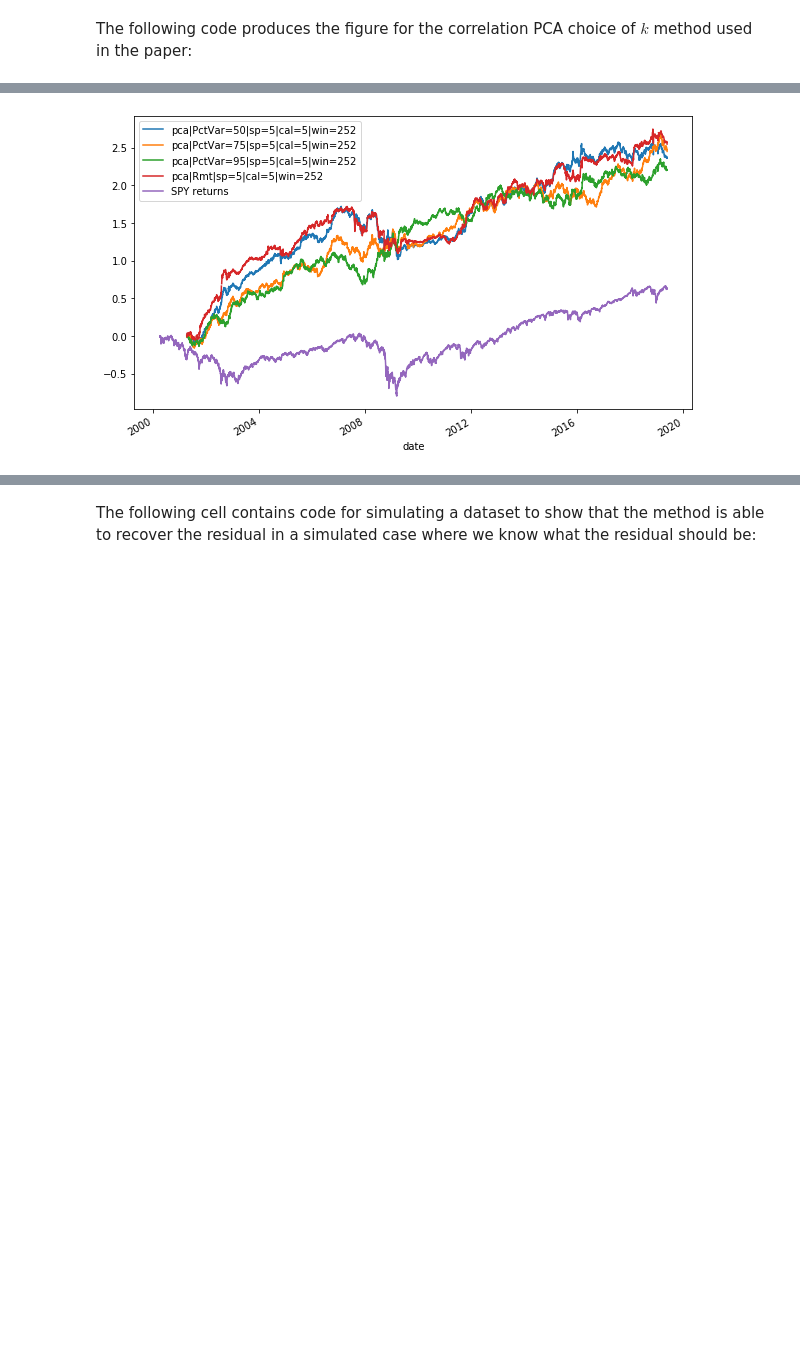
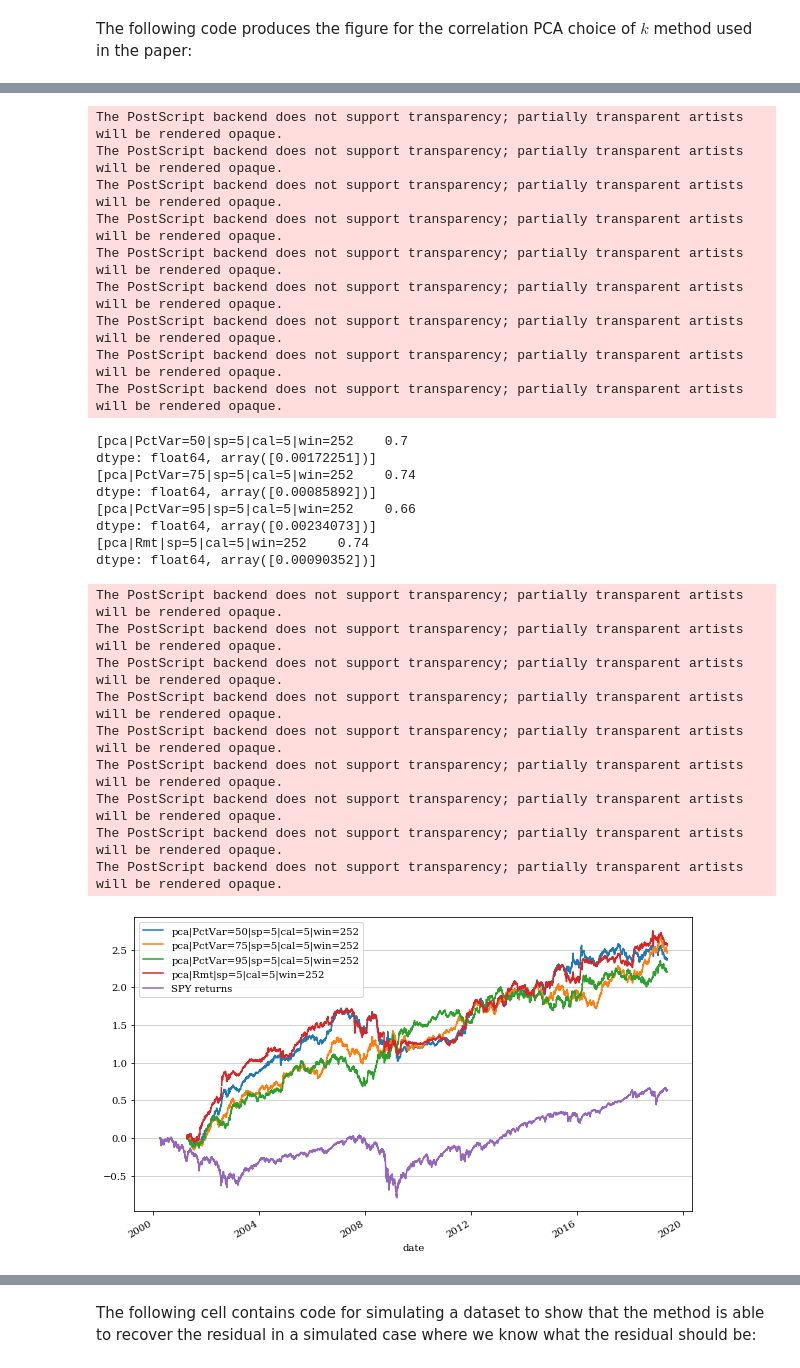
Before and after one commit to jase-clarkson/mini_1, a Jupyter notebook: stat_arb.ipynb, the cells around one changed output, grey strips where cells are left out. Drawn from its saved outputs; the diff is of its cells as text; code cells hidden in the pictures; blank space fills up the shorter version.

```diff
--- a/stat_arb.ipynb
+++ b/stat_arb.ipynb
@@ -19,3 +19,4 @@ import importlib
 import os
 
 PATH = '/data/hawfinch/clarkson/data/us_eq/cache'
+plt.rc('font', family='serif')
@@ -58,12 +62,13 @@ df_500
 | 2019-05-23 | -0.005451 | 0.011266 | -0.008042 | 0.013553 | 0.014102 | -0.023927 | -0.006469 | 0.014048 | -0.003754 | -0.025118 | ... | ... |
 4813 rows × 500 columns
 # %%
-fig, axs = plt.subplots(1, 2, figsize=(12, 6))
+fig, axs = plt.subplots(1, 2, figsize=(10, 3))
 pca = PCA()
-pca.fit_transform(df_500)
-top = -pca.components_[0]
-axs[0].bar([i for i in range(len(top))], top)
-axs[1].hist(top, bins=50, density=True, linewidth=1.2, edgecolor='black')
-fig.suptitle('Top Eigenvector Distribution')
-fig.savefig('top_ev.png')
+pca.fit_transform(df.loc[:, df_500_.index.values])
+top = -1 * pca.components_[0]
+axs[0].bar([i for i in range(len(top))], top, color='black')
+axs[0].set_title('Eigenvector Loadings')
+axs[1].set_title('Loadings Distribution')
+axs[1].hist(top, bins=50, density=True, linewidth=1.2, edgecolor='black', color='white')
+fig.savefig('top_ev.eps', format='eps', dpi=1200, bbox_inches='tight')
 # %% [output]
@@ -72,7 +77,7 @@ fig.savefig('top_ev.png')
 importlib.reload(dr)
 importlib.reload(sa)
 
-def backtest(df_lr, strats, df_exc=None, benchmark=None, save=False, it=500):
+def backtest(df_lr, strats, df_exc=None, benchmark=None, it=500):
     i = 0
     tfmrs = sa.Transforms()
     for strat in strats:
@@ -87,30 +92,34 @@ def backtest(df_lr, strats, df_exc=None, benchmark=None, save=False, it=500):
     for strat in strats:
         strat.pnl_reconciliation(df_lr, filter_outliers=True)
         print(sa.sharpe_ratio_test(strat.lr))
+    plot_drawdowns(strats, benchmark, save=True)
 
+def plot_drawdowns(strats, benchmark, save=False):
     rets = [strat.cum_ret for strat in strats]
     rets = pd.concat(rets, axis=1) * benchmark.std()
     rets.plot(figsize=(10,6))
     if benchmark is not None:
         benchmark.cumsum().plot(label='SPY returns')
     plt.legend()
+    plt.grid(axis='y', alpha=.7)
     if save:
         try:
             os.mkdir('figs')
         except FileExistsError:
             pass
-        plt.savefig('figs/{}.png'.format(pd.Timestamp.now()))
+        plt.savefig('figs/{}.eps'.format(pd.Timestamp.now()), format='eps', dpi=1200, bbox_inches='tight', rasterize=True)
 # %% [markdown]
 The following code produces the figure for the correlation PCA choice of $k$ method used in the paper:
 # %%
 w = 252
 cal = 5
-strats = [sa.StArbFm(dr.Pca(pct_var=50, corr=True), cal_freq=cal, window_len=w), \
-          sa.StArbFm(dr.Pca(pct_var=75, corr=True), cal_freq=cal, window_len=w), \
-          sa.StArbFm(dr.Pca(pct_var=95, corr=True), cal_freq=cal, window_len=w), \
-          sa.StArbFm(dr.Pca(rmt=True, corr=True), cal_freq=cal, window_len=w)]
+sp = 5
+strats = [sa.StArbFm(dr.Pca(pct_var=50, corr=True), cal_freq=cal, span=sp, window_len=w), \
+          sa.StArbFm(dr.Pca(pct_var=75, corr=True), cal_freq=cal, span=sp, window_len=w), \
+          sa.StArbFm(dr.Pca(pct_var=95, corr=True), cal_freq=cal, span=sp, window_len=w), \
+          sa.StArbFm(dr.Pca(rmt=True, corr=True), cal_freq=cal, span=sp, window_len=w)]
 
-backtest(df_500, strats, df_excess, benchmark=spy, save=True, it=1000)
+backtest(df_500, strats, df_excess, benchmark=spy, it=1000)
 # %lprun -f dr.RPca.fit backtest(df_500, strats, df_excess, benchmark=spy)
 # %% [output]
 Registered Corr_pca_252
@@ -129 +130,27 @@ dtype: float64, array([0.00090352])]
+The PostScript backend does not support transparency; partially transparent artists will be rendered opaque.
+The PostScript backend does not support transparency; partially transparent artists will be rendered opaque.
+The PostScript backend does not support transparency; partially transparent artists will be rendered opaque.
+The PostScript backend does not support transparency; partially transparent artists will be rendered opaque.
+The PostScript backend does not support transparency; partially transparent artists will be rendered opaque.
+The PostScript backend does not support transparency; partially transparent artists will be rendered opaque.
+The PostScript backend does not support transparency; partially transparent artists will be rendered opaque.
+The PostScript backend does not support transparency; partially transparent artists will be rendered opaque.
+The PostScript backend does not support transparency; partially transparent artists will be rendered opaque.
+[pca|PctVar=50|sp=5|cal=5|win=252    0.7
+dtype: float64, array([0.00172251])]
+[pca|PctVar=75|sp=5|cal=5|win=252    0.74
+dtype: float64, array([0.00085892])]
+[pca|PctVar=95|sp=5|cal=5|win=252    0.66
+dtype: float64, array([0.00234073])]
+[pca|Rmt|sp=5|cal=5|win=252    0.74
+dtype: float64, array([0.00090352])]
+The PostScript backend does not support transparency; partially transparent artists will be rendered opaque.
+The PostScript backend does not support transparency; partially transparent artists will be rendered opaque.
+The PostScript backend does not support transparency; partially transparent artists will be rendered opaque.
+The PostScript backend does not support transparency; partially transparent artists will be rendered opaque.
+The PostScript backend does not support transparency; partially transparent artists will be rendered opaque.
+The PostScript backend does not support transparency; partially transparent artists will be rendered opaque.
+The PostScript backend does not support transparency; partially transparent artists will be rendered opaque.
+The PostScript backend does not support transparency; partially transparent artists will be rendered opaque.
+The PostScript backend does not support transparency; partially transparent artists will be rendered opaque.
-[figure, old version]
+[figure, new version]
```
Also changed, not shown: parts of 18 cells of this notebook.
